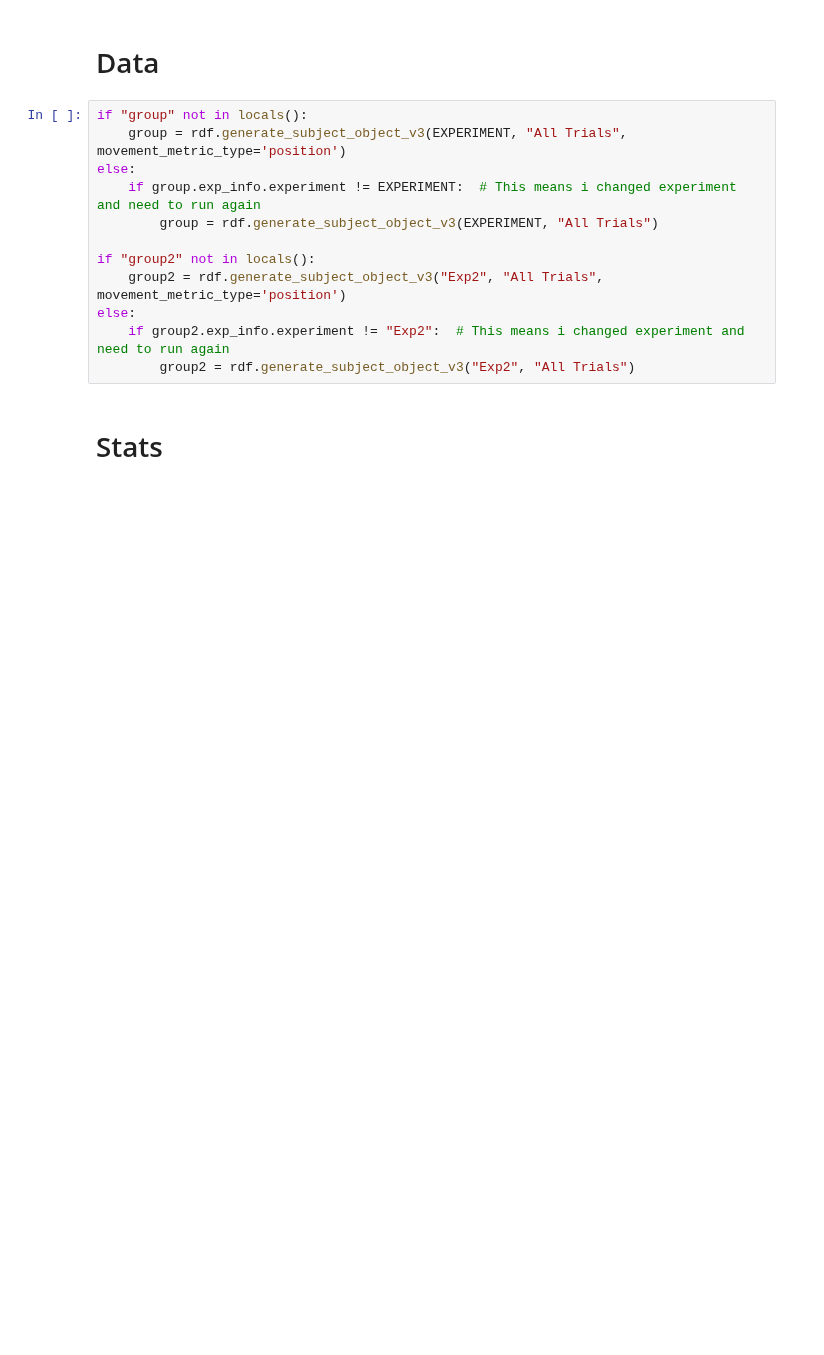
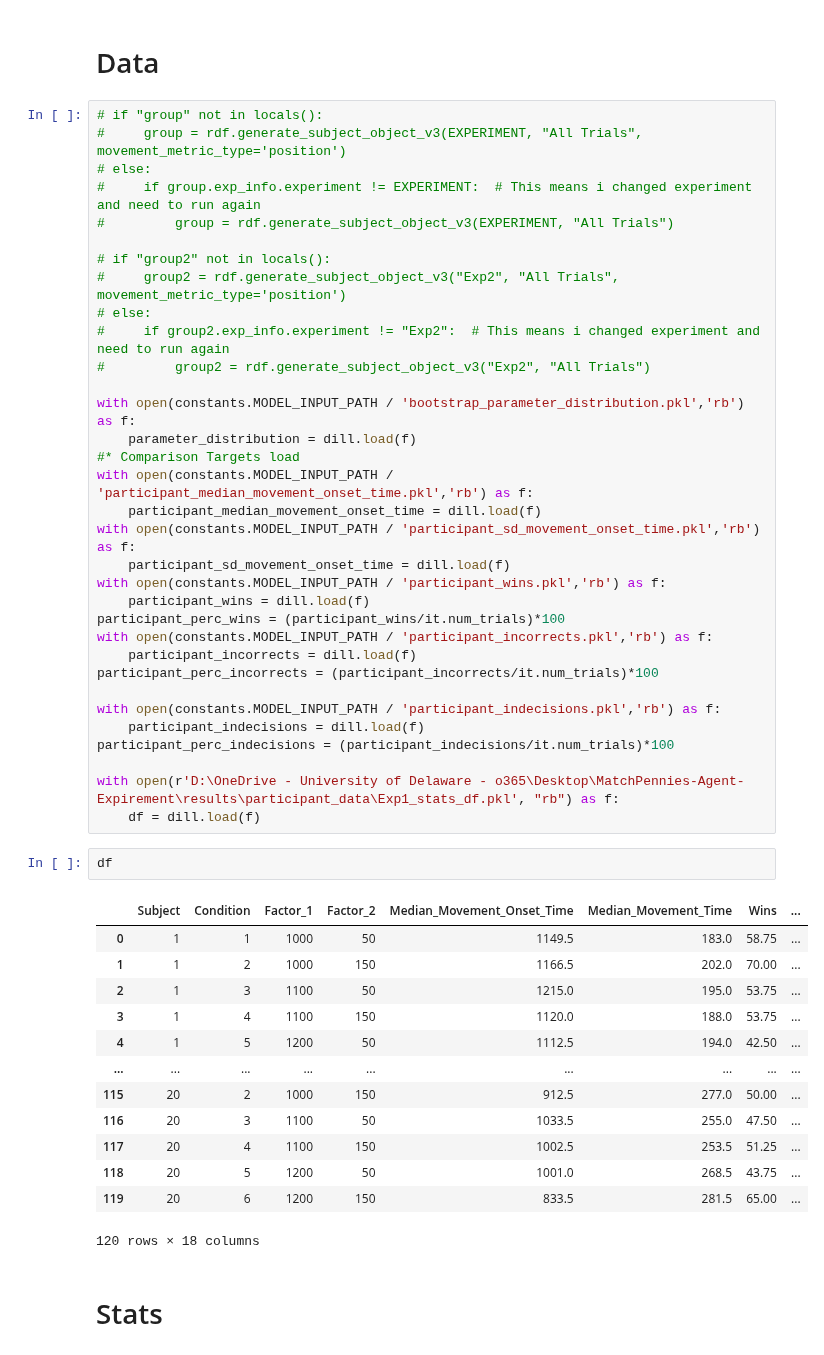
Before and after one commit to SethSullivan/MatchPennies-Agent-Expirement, a Jupyter notebook: scripts/makefigs/Exp1_Paper_Figures.ipynb, the cells around one changed output. Saved outputs shown, nothing was run; the diff lists cells and outputs as text; blank space fills up the shorter version.

```diff
--- a/scripts/makefigs/Exp1_Paper_Figures.ipynb
+++ b/scripts/makefigs/Exp1_Paper_Figures.ipynb
@@ -38,16 +34,53 @@ it = InitialThangs(EXPERIMENT)
 # %% [markdown]
 # Data
 # %%
-if "group" not in locals():
-    group = rdf.generate_subject_object_v3(EXPERIMENT, "All Trials", movement_metric_type='position')
-else:
-    if group.exp_info.experiment != EXPERIMENT:  # This means i changed experiment and need to run again
-        group = rdf.generate_subject_object_v3(EXPERIMENT, "All Trials")
+# if "group" not in locals():
+#     group = rdf.generate_subject_object_v3(EXPERIMENT, "All Trials", movement_metric_type='position')
+# else:
+#     if group.exp_info.experiment != EXPERIMENT:  # This means i changed experiment and need to run again
+#         group = rdf.generate_subject_object_v3(EXPERIMENT, "All Trials")
 
-if "group2" not in locals():
-    group2 = rdf.generate_subject_object_v3("Exp2", "All Trials", movement_metric_type='position')
-else:
-    if group2.exp_info.experiment != "Exp2":  # This means i changed experiment and need to run again
-        group2 = rdf.generate_subject_object_v3("Exp2", "All Trials")
+# if "group2" not in locals():
+#     group2 = rdf.generate_subject_object_v3("Exp2", "All Trials", movement_metric_type='position')
+# else:
+#     if group2.exp_info.experiment != "Exp2":  # This means i changed experiment and need to run again
+#         group2 = rdf.generate_subject_object_v3("Exp2", "All Trials")
+
+with open(constants.MODEL_INPUT_PATH / 'bootstrap_parameter_distribution.pkl','rb') as f:
+    parameter_distribution = dill.load(f)
+#* Comparison Targets load
+with open(constants.MODEL_INPUT_PATH / 'participant_median_movement_onset_time.pkl','rb') as f:
+    participant_median_movement_onset_time = dill.load(f)
+with open(constants.MODEL_INPUT_PATH / 'participant_sd_movement_onset_time.pkl','rb') as f:
+    participant_sd_movement_onset_time = dill.load(f)
+with open(constants.MODEL_INPUT_PATH / 'participant_wins.pkl','rb') as f:
+    participant_wins = dill.load(f)
+participant_perc_wins = (participant_wins/it.num_trials)*100
+with open(constants.MODEL_INPUT_PATH / 'participant_incorrects.pkl','rb') as f:
+    participant_incorrects = dill.load(f)
+participant_perc_incorrects = (participant_incorrects/it.num_trials)*100
+
+with open(constants.MODEL_INPUT_PATH / 'participant_indecisions.pkl','rb') as f:
+    participant_indecisions = dill.load(f)
+participant_perc_indecisions = (participant_indecisions/it.num_trials)*100
+
+with open(r'D:\OneDrive - University of Delaware - o365\Desktop\MatchPennies-Agent-Expirement\results\participant_data\Exp1_stats_df.pkl', "rb") as f:
+    df = dill.load(f)
+# %%
+df
+# %% [output]
+|  | Subject | Condition | Factor_1 | Factor_2 | Median_Movement_Onset_Time | Median_Movement_Time | Wins | ... |
+| 0 | 1 | 1 | 1000 | 50 | 1149.5 | 183.0 | 58.75 | ... |
+| 1 | 1 | 2 | 1000 | 150 | 1166.5 | 202.0 | 70.00 | ... |
+| 2 | 1 | 3 | 1100 | 50 | 1215.0 | 195.0 | 53.75 | ... |
+| 3 | 1 | 4 | 1100 | 150 | 1120.0 | 188.0 | 53.75 | ... |
+| 4 | 1 | 5 | 1200 | 50 | 1112.5 | 194.0 | 42.50 | ... |
+| ... | ... | ... | ... | ... | ... | ... | ... | ... |
+| 115 | 20 | 2 | 1000 | 150 | 912.5 | 277.0 | 50.00 | ... |
+| 116 | 20 | 3 | 1100 | 50 | 1033.5 | 255.0 | 47.50 | ... |
+| 117 | 20 | 4 | 1100 | 150 | 1002.5 | 253.5 | 51.25 | ... |
+| 118 | 20 | 5 | 1200 | 50 | 1001.0 | 268.5 | 43.75 | ... |
+| 119 | 20 | 6 | 1200 | 150 | 833.5 | 281.5 | 65.00 | ... |
+120 rows × 18 columns
 # %% [markdown]
 # Stats
```
Also changed, not shown: parts of 8 cells of this notebook.
